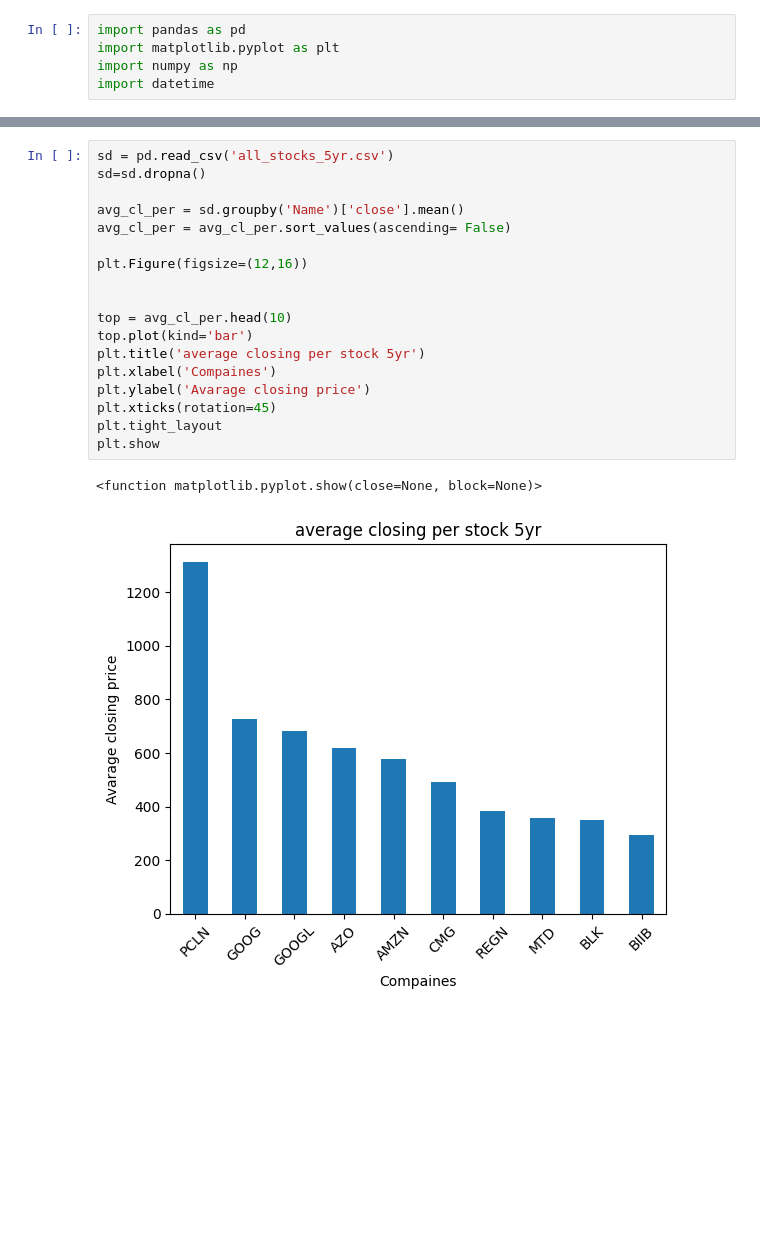
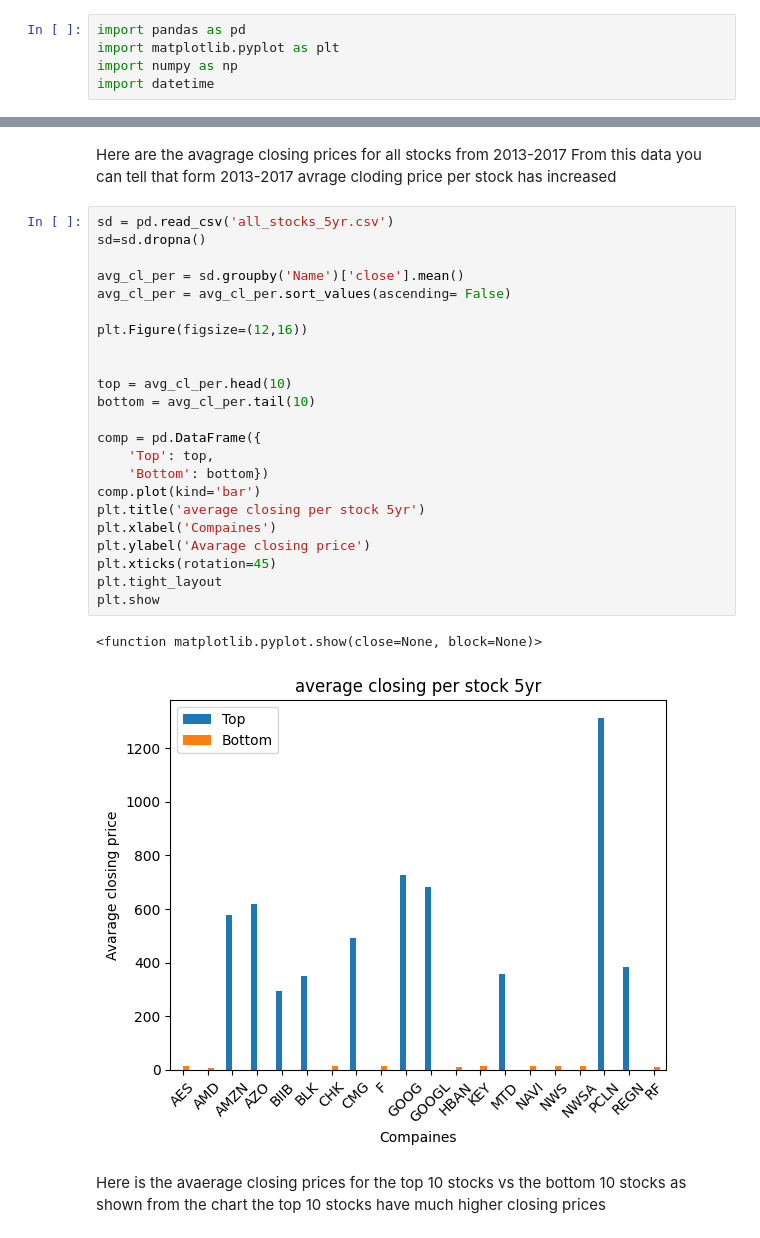
Before and after one commit to Xytavious/Bigdata--2, a Jupyter notebook: Project2.ipynb, the cells around one changed output, grey strips where cells are left out. Drawn from its saved outputs; the diff is of its cells as text; blank space fills up the shorter version.

```diff
--- a/Project2.ipynb
+++ b/Project2.ipynb
@@ -17,25 +17,36 @@ sorted_df
 [figure]
+# %% [markdown]
+Here are the avagrage closing prices for all stocks from 2013-2017
+From this data you can tell that form 2013-2017 avrage cloding price per stock has increased
 # %%
 sd = pd.read_csv('all_stocks_5yr.csv')
 sd=sd.dropna()
 
 avg_cl_per = sd.groupby('Name')['close'].mean()
 avg_cl_per = avg_cl_per.sort_values(ascending= False)
 
 plt.Figure(figsize=(12,16))
 
 
 top = avg_cl_per.head(10)
-top.plot(kind='bar')
+bottom = avg_cl_per.tail(10)
+
+comp = pd.DataFrame({
+    'Top': top,
+    'Bottom': bottom})
+comp.plot(kind='bar')
 plt.title('average closing per stock 5yr')
 plt.xlabel('Compaines')
 plt.ylabel('Avarage closing price')
 plt.xticks(rotation=45)
 plt.tight_layout
 plt.show
 # %% [output]
 <function matplotlib.pyplot.show(close=None, block=None)>
-[figure, old version]
+[figure, new version]
+# %% [markdown]
+Here is the avaerage closing prices for the top 10 stocks vs the bottom 10 stocks
+as shown from the chart the top 10 stocks have much higher closing prices
 # %%
 v = pd.read_csv('all_stocks_5yr.csv')
 v =v.dropna()
```
Also changed, not shown: parts of 2 cells of this notebook.
